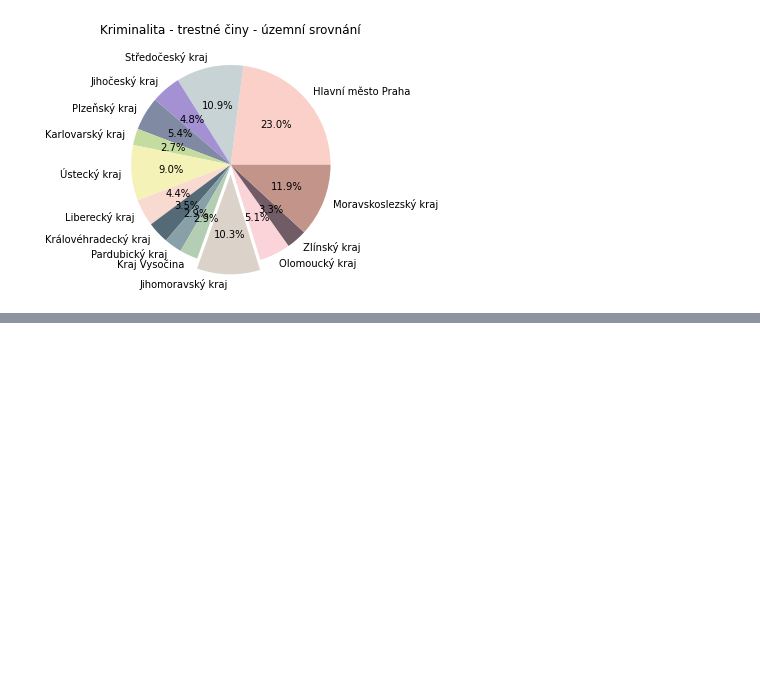
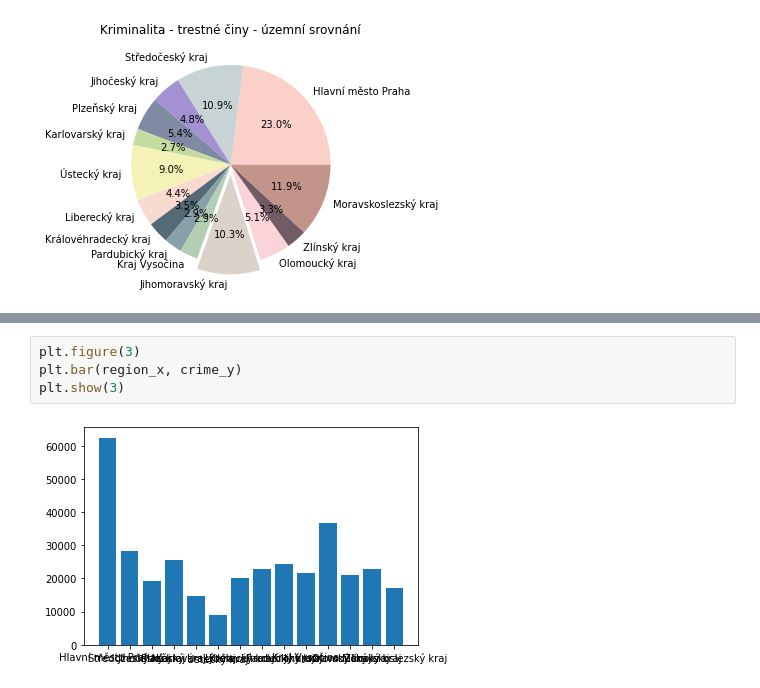
Before and after one commit to majosaurus/PLIN-programming, a Jupyter notebook: visualization_solution.ipynb, the cells around one changed output, grey strips where cells are left out. Cells and saved outputs as stored; diff of their text form; blank space fills up the shorter version.

Commit message:
Bar chart

```diff
--- a/visualization_solution.ipynb
+++ b/visualization_solution.ipynb
@@ -114 +130,7 @@ plt.show(2) #show the figure
+# %%
+plt.figure(3)
+plt.bar(region_x, crime_y)
+plt.show(3)
+# %% [output]
+[figure, added]
 # %%
```
Also changed, not shown: parts of 15 cells of this notebook.
